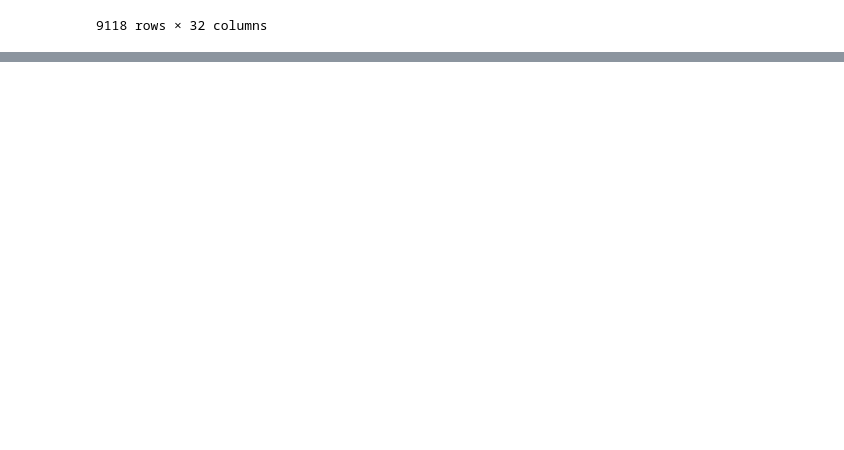
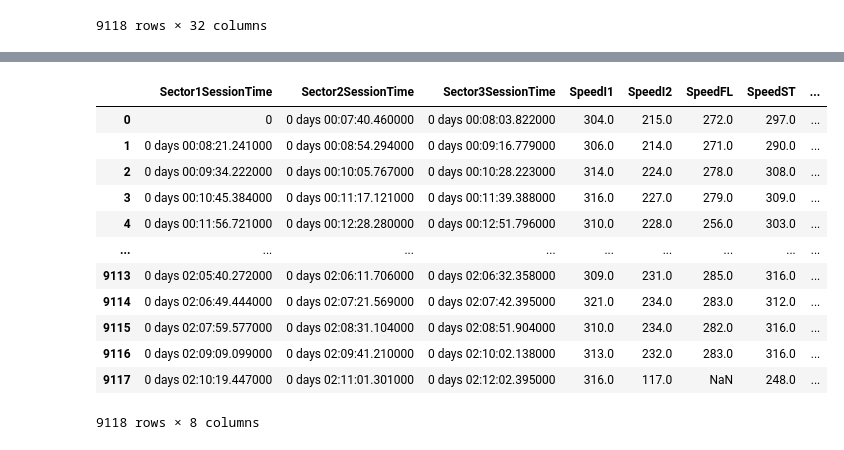
Before and after one commit to gautumsvp7/f1-predictor, a Jupyter notebook: f1_predict.ipynb, the cells around one changed output, grey strips where cells are left out. Drawn from its saved outputs; the diff is of its cells as text; code cells hidden in the pictures; blank space fills up the shorter version.

```diff
--- a/f1_predict.ipynb
+++ b/f1_predict.ipynb
@@ -163,0 +195,7 @@ df
+# %%
+# prompt: Replace NaN in stint, PitOutTime, PitInTime, Sector1Time, Sector1SessionTime, Sector2SessionTime, Sector3Time with 0
+
+cols_to_fill = ['Stint', 'PitOutTime', 'PitInTime', 'Sector1Time', 'Sector1SessionTime', 'Sector2SessionTime', 'Sector3Time']
+df[cols_to_fill] = df[cols_to_fill].fillna(0)
+
+df.head()
@@ -163,0 +210,22 @@ df
+# %%
+# prompt: Show the following columns Sector1SessionTime', 'Sector2SessionTime', 'Sector3SessionTime',
+#        'SpeedI1', 'SpeedI2', 'SpeedFL', 'SpeedST', 'IsPersonalBest',
+
+relevant_columns = ['Sector1SessionTime', 'Sector2SessionTime', 'Sector3SessionTime',
+                      'SpeedI1', 'SpeedI2', 'SpeedFL', 'SpeedST', 'IsPersonalBest']
+
+df[relevant_columns]
+# %% [output]
+|  | Sector1SessionTime | Sector2SessionTime | Sector3SessionTime | SpeedI1 | SpeedI2 | SpeedFL | SpeedST | ... |
+| 0 | 0 | 0 days 00:07:40.460000 | 0 days 00:08:03.822000 | 304.0 | 215.0 | 272.0 | 297.0 | ... |
+| 1 | 0 days 00:08:21.241000 | 0 days 00:08:54.294000 | 0 days 00:09:16.779000 | 306.0 | 214.0 | 271.0 | 290.0 | ... |
+| 2 | 0 days 00:09:34.222000 | 0 days 00:10:05.767000 | 0 days 00:10:28.223000 | 314.0 | 224.0 | 278.0 | 308.0 | ... |
+| 3 | 0 days 00:10:45.384000 | 0 days 00:11:17.121000 | 0 days 00:11:39.388000 | 316.0 | 227.0 | 279.0 | 309.0 | ... |
+| 4 | 0 days 00:11:56.721000 | 0 days 00:12:28.280000 | 0 days 00:12:51.796000 | 310.0 | 228.0 | 256.0 | 303.0 | ... |
+| ... | ... | ... | ... | ... | ... | ... | ... | ... |
+| 9113 | 0 days 02:05:40.272000 | 0 days 02:06:11.706000 | 0 days 02:06:32.358000 | 309.0 | 231.0 | 285.0 | 316.0 | ... |
+| 9114 | 0 days 02:06:49.444000 | 0 days 02:07:21.569000 | 0 days 02:07:42.395000 | 321.0 | 234.0 | 283.0 | 312.0 | ... |
+| 9115 | 0 days 02:07:59.577000 | 0 days 02:08:31.104000 | 0 days 02:08:51.904000 | 310.0 | 234.0 | 282.0 | 316.0 | ... |
+| 9116 | 0 days 02:09:09.099000 | 0 days 02:09:41.210000 | 0 days 02:10:02.138000 | 313.0 | 232.0 | 283.0 | 316.0 | ... |
+| 9117 | 0 days 02:10:19.447000 | 0 days 02:11:01.301000 | 0 days 02:12:02.395000 | 316.0 | 117.0 | NaN | 248.0 | ... |
+9118 rows × 8 columns
```
Also changed, not shown: parts of 21 cells of this notebook.
